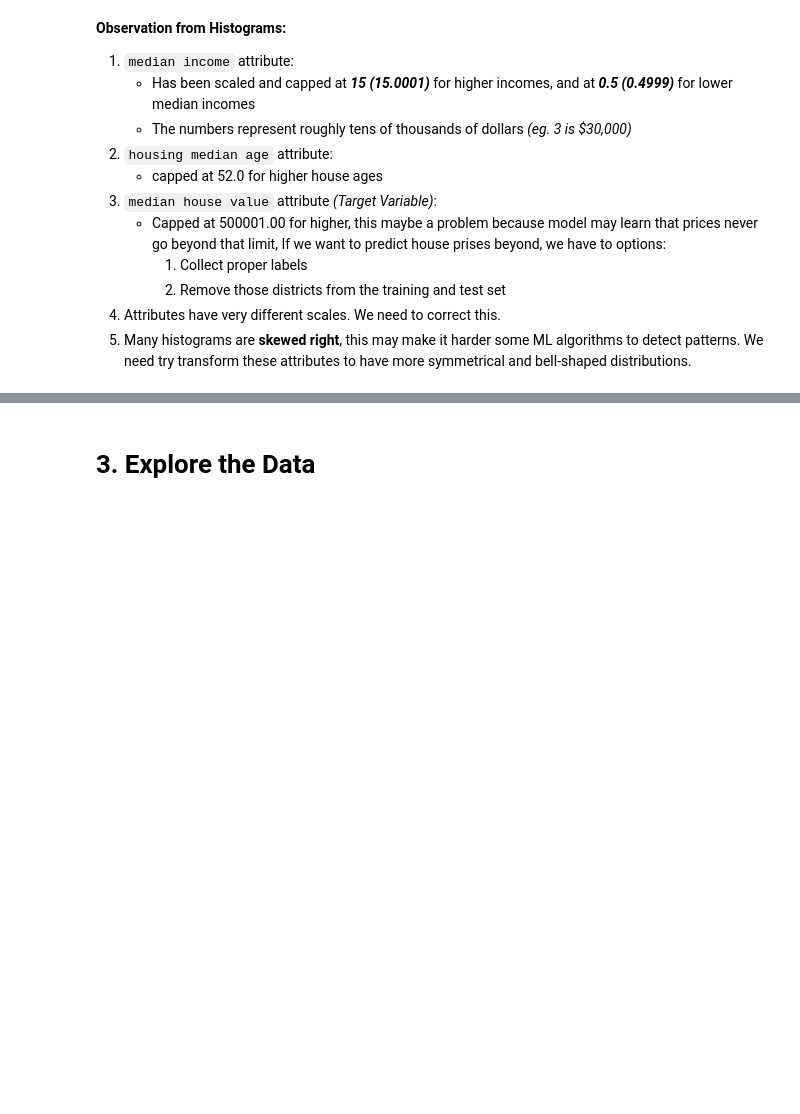
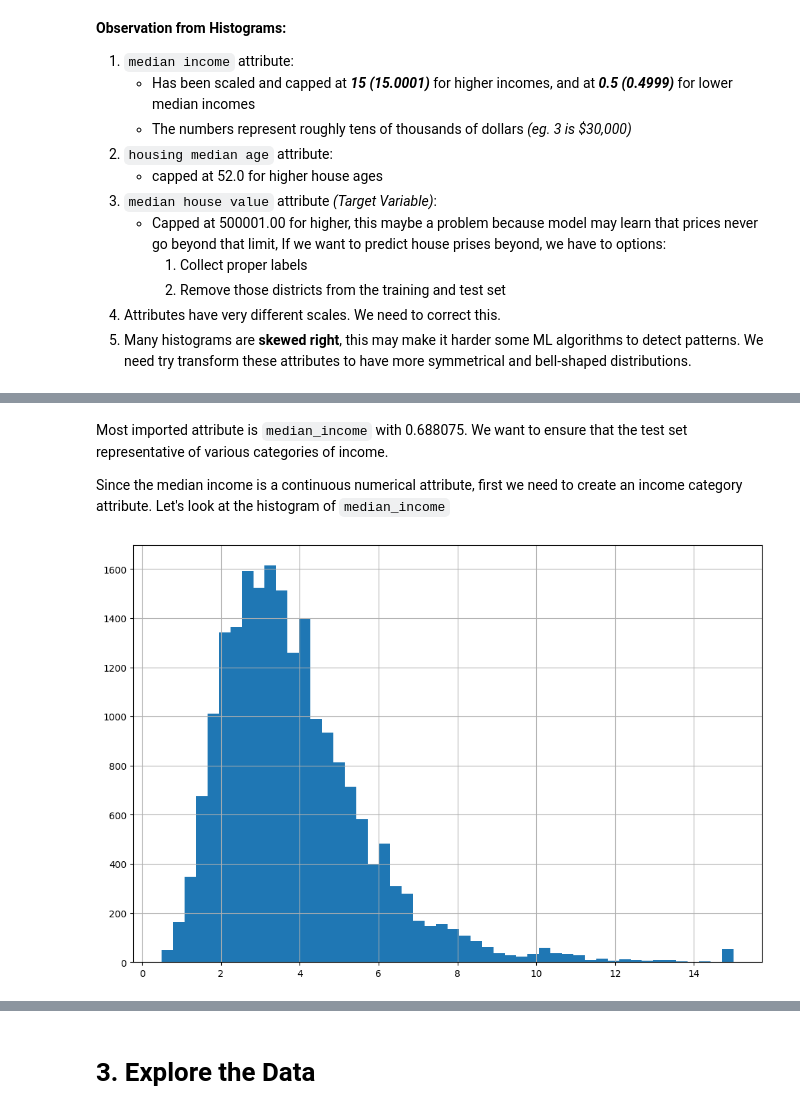
Before and after one commit to enescatagan/house-price-prediction, a Jupyter notebook: notebooks/main_notebook.ipynb, the cells around one changed output, grey strips where cells are left out. Cells and saved outputs as stored; diff of their text form; code cells hidden in the pictures; blank space fills up the shorter version.

Commit message:
Traing Test Split

```diff
--- a/notebooks/main_notebook.ipynb
+++ b/notebooks/main_notebook.ipynb
@@ -144,0 +170,9 @@ plt.show()
+# %% [markdown]
+Most imported attribute is `median_income` with 0.688075. We want to ensure that the test set representative of various categories of income.
+
+Since the median income is a continuous numerical attribute, first we need to create an income category attribute. Let's look at the histogram of `median_income`
+# %%
+df['median_income'].hist(bins=50, figsize=(12, 8))
+plt.show()
+# %% [output]
+[figure, added]
```
Also changed, not shown: parts of 14 cells of this notebook.
